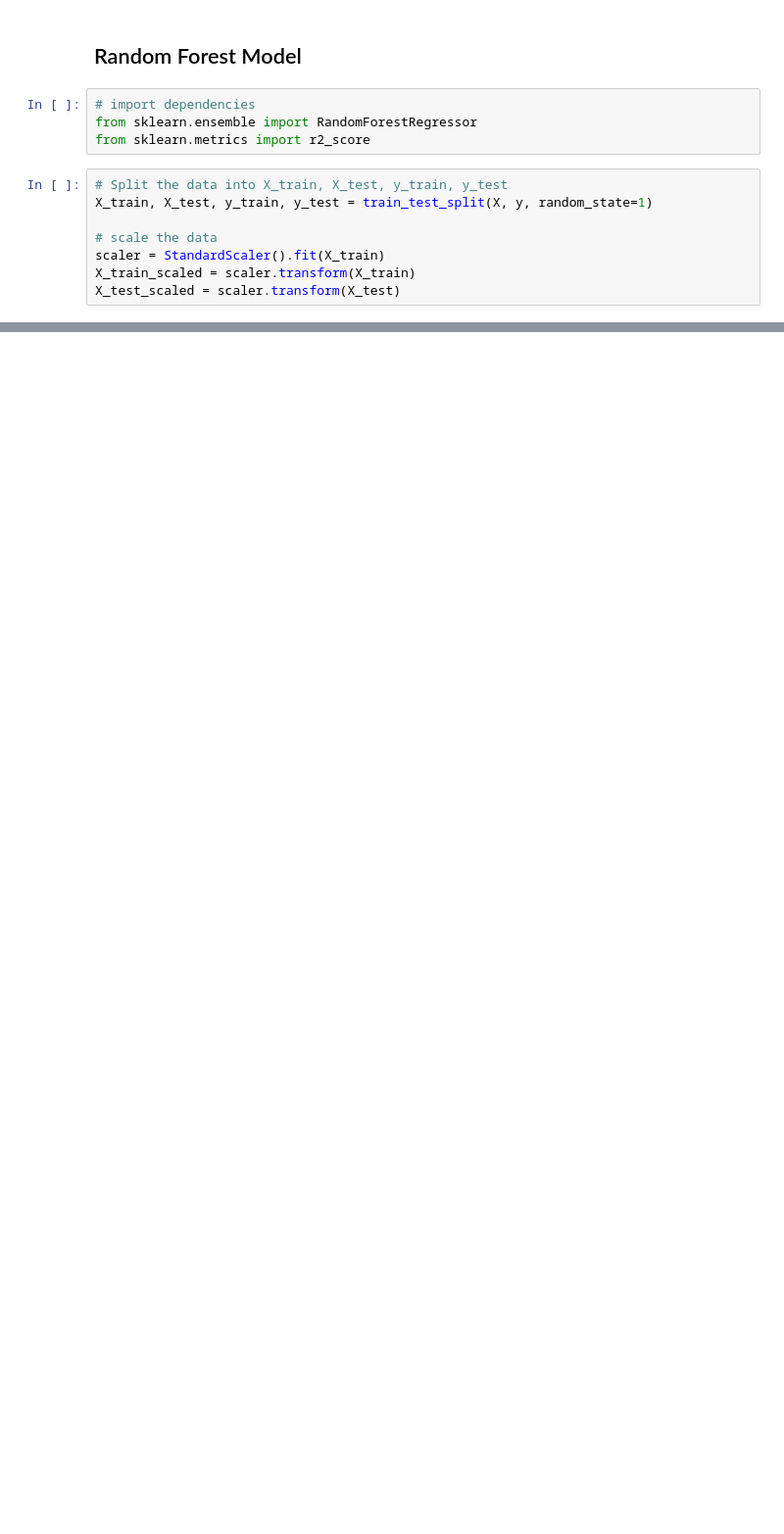
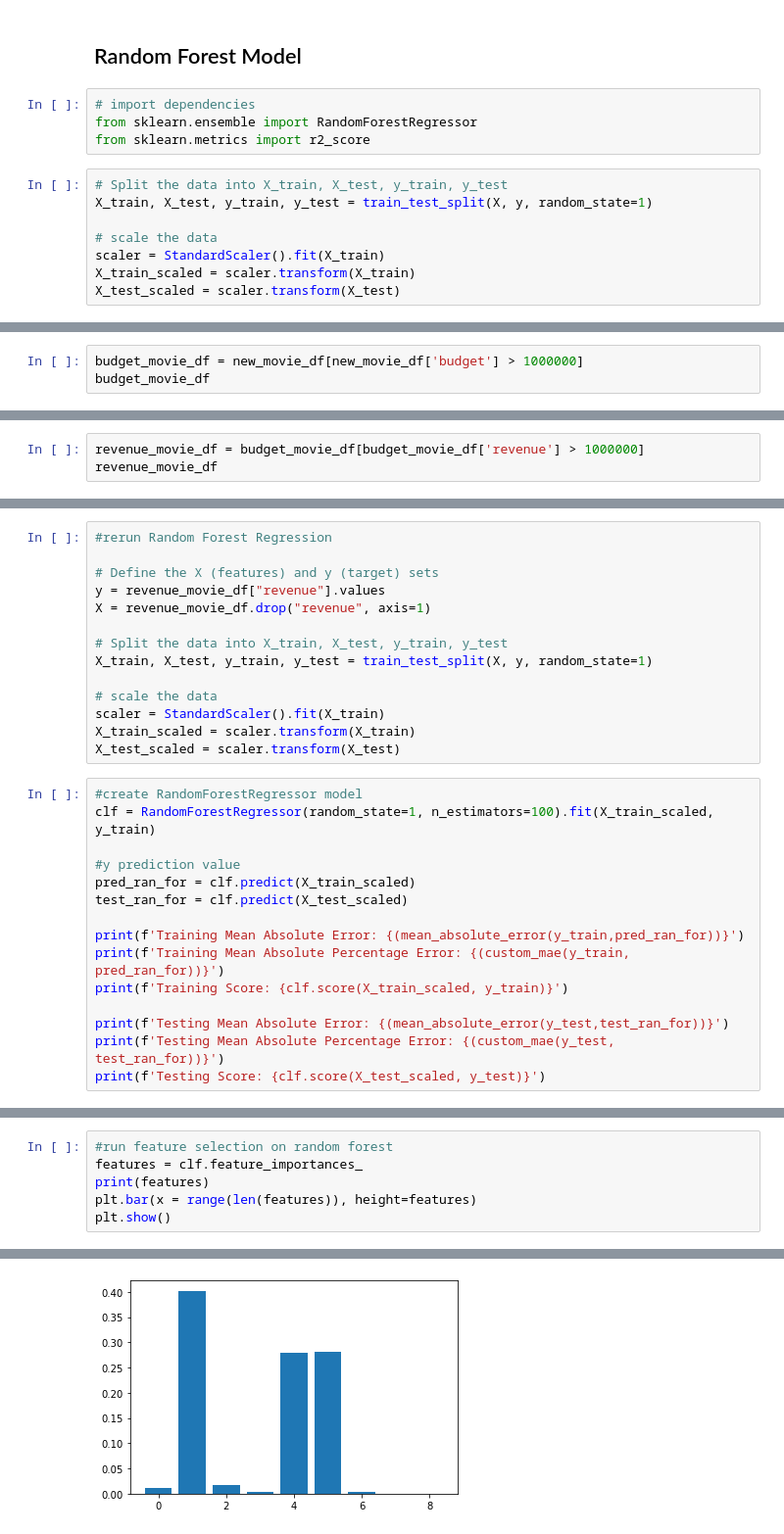
Before and after one commit to rraja30/Movie-Profitability-Prediction, a Jupyter notebook: machine_learning.ipynb, the cells around one changed output, grey strips where cells are left out. Shown: that part at 98% size. Drawn from its saved outputs; the diff is of its cells as text; blank space fills up the shorter version.

Commit message:
adds model optimization

```diff
--- a/machine_learning.ipynb
+++ b/machine_learning.ipynb
@@ -330,0 +351,3 @@ label encoding vs one encoding - which one to use to be based on model we use
+# %%
+budget_movie_df = new_movie_df[new_movie_df['budget'] > 1000000]
+budget_movie_df
@@ -330,0 +368,3 @@ label encoding vs one encoding - which one to use to be based on model we use
+# %%
+revenue_movie_df = budget_movie_df[budget_movie_df['revenue'] > 1000000]
+revenue_movie_df
@@ -330,0 +385,29 @@ label encoding vs one encoding - which one to use to be based on model we use
+# %%
+#rerun Random Forest Regression
+
+# Define the X (features) and y (target) sets
+y = revenue_movie_df["revenue"].values
+X = revenue_movie_df.drop("revenue", axis=1)
+
+# Split the data into X_train, X_test, y_train, y_test
+X_train, X_test, y_train, y_test = train_test_split(X, y, random_state=1)
+
+# scale the data
+scaler = StandardScaler().fit(X_train)
+X_train_scaled = scaler.transform(X_train)
+X_test_scaled = scaler.transform(X_test)
+# %%
+#create RandomForestRegressor model
+clf = RandomForestRegressor(random_state=1, n_estimators=100).fit(X_train_scaled, y_train)
+
+#y prediction value
+pred_ran_for = clf.predict(X_train_scaled)
+test_ran_for = clf.predict(X_test_scaled)
+
+print(f'Training Mean Absolute Error: {(mean_absolute_error(y_train,pred_ran_for))}')
+print(f'Training Mean Absolute Percentage Error: {(custom_mae(y_train, pred_ran_for))}')
+print(f'Training Score: {clf.score(X_train_scaled, y_train)}')
+
+print(f'Testing Mean Absolute Error: {(mean_absolute_error(y_test,test_ran_for))}')
+print(f'Testing Mean Absolute Percentage Error: {(custom_mae(y_test, test_ran_for))}')
+print(f'Testing Score: {clf.score(X_test_scaled, y_test)}')
@@ -330,0 +421,7 @@ label encoding vs one encoding - which one to use to be based on model we use
+# %%
+#run feature selection on random forest
+features = clf.feature_importances_
+print(features)
+plt.bar(x = range(len(features)), height=features)
+plt.show()
+# %% [output]
@@ -330,0 +431 @@ label encoding vs one encoding - which one to use to be based on model we use
+[figure, added]
```
Also changed, not shown: parts of 27 cells of this notebook.
